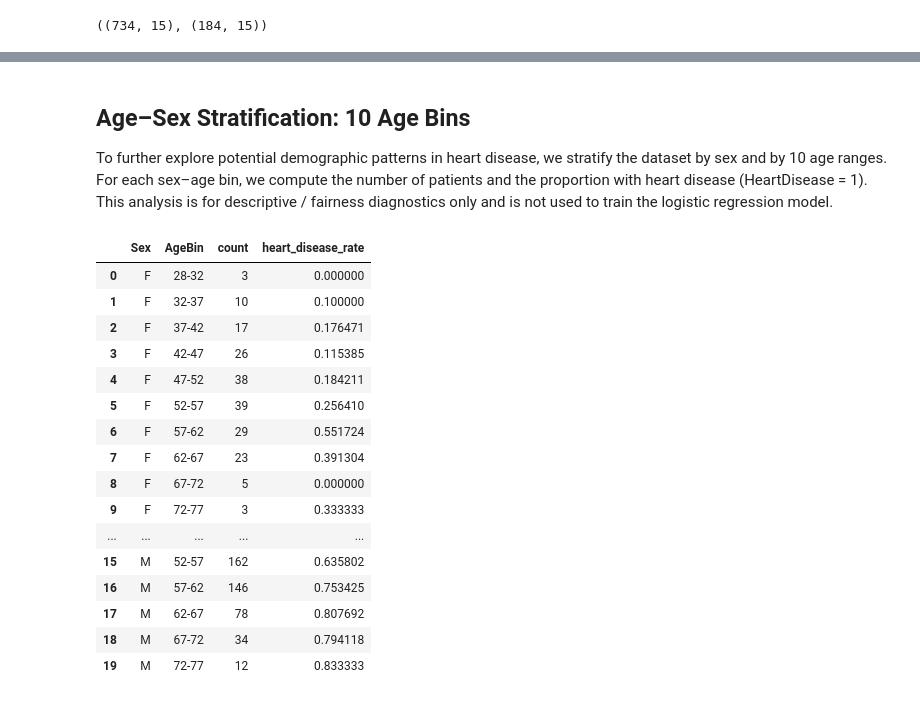
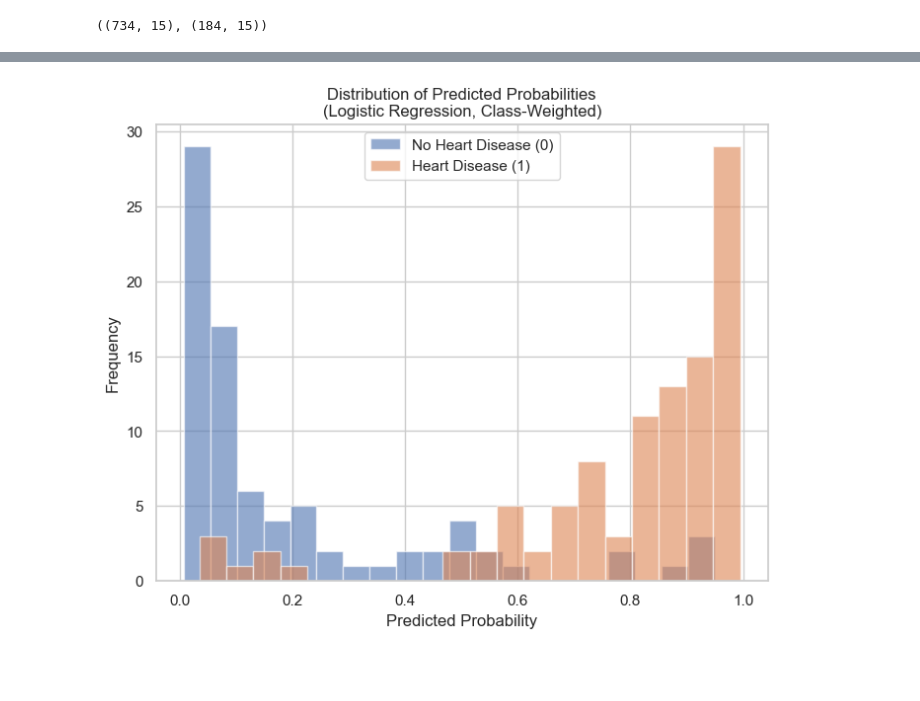
Before and after one commit to Sublymonal/aai501, a Jupyter notebook: logistic_regression.ipynb, the cells around one changed output, grey strips where cells are left out. Saved outputs shown, nothing was run; the diff lists cells and outputs as text; code cells hidden in the pictures; blank space fills up the shorter version.

```diff
--- a/logistic_regression.ipynb
+++ b/logistic_regression.ipynb
@@ -330,52 +223,11 @@ plt.show()
-# %% [markdown]
-## Age–Sex Stratification: 10 Age Bins
-
-To further explore potential demographic patterns in heart disease, we stratify
-the dataset by sex and by 10 age ranges. For each sex–age bin, we compute the
-number of patients and the proportion with heart disease (HeartDisease = 1).
-This analysis is for descriptive / fairness diagnostics only and is not used
-to train the logistic regression model.
 # %%
-import numpy as np
-
-df_bins = df.copy()
-
-# Create 10 equal-width age bins.
-age_min, age_max = df_bins["Age"].min(), df_bins["Age"].max()
-bins = np.linspace(age_min, age_max, 11)  # 10 intervals → 11 edges
-labels = [f"{int(bins[i])}-{int(bins[i+1])}" for i in range(10)]
-
-df_bins["AgeBin"] = pd.cut(
-    df_bins["Age"],
-    bins=bins,
-    labels=labels,
-    include_lowest=True
-)
-
-# Group by Sex and AgeBin, compute count and heart disease rate.
-age_sex_summary = (
-    df_bins
-    .groupby(["Sex", "AgeBin"])["HeartDisease"]
-    .agg(count="count", heart_disease_rate="mean")
-    .reset_index()
-)
-
-display(age_sex_summary.head(20))
+plt.figure(figsize=(8, 6))
+plt.hist(y_prob[y_test == 0], bins=20, alpha=0.6, label="No Heart Disease (0)")
+plt.hist(y_prob[y_test == 1], bins=20, alpha=0.6, label="Heart Disease (1)")
+plt.xlabel("Predicted Probability")
+plt.ylabel("Frequency")
+plt.title("Distribution of Predicted Probabilities\n(Logistic Regression, Class-Weighted)")
+plt.legend()
+plt.show()
 # %% [output]
-|  | Sex | AgeBin | count | heart_disease_rate |
-| 0 | F | 28-32 | 3 | 0.000000 |
-| 1 | F | 32-37 | 10 | 0.100000 |
-| 2 | F | 37-42 | 17 | 0.176471 |
-| 3 | F | 42-47 | 26 | 0.115385 |
-| 4 | F | 47-52 | 38 | 0.184211 |
-| 5 | F | 52-57 | 39 | 0.256410 |
-| 6 | F | 57-62 | 29 | 0.551724 |
-| 7 | F | 62-67 | 23 | 0.391304 |
-| 8 | F | 67-72 | 5 | 0.000000 |
-| 9 | F | 72-77 | 3 | 0.333333 |
-| ... | ... | ... | ... | ... |
-| 15 | M | 52-57 | 162 | 0.635802 |
-| 16 | M | 57-62 | 146 | 0.753425 |
-| 17 | M | 62-67 | 78 | 0.807692 |
-| 18 | M | 67-72 | 34 | 0.794118 |
-| 19 | M | 72-77 | 12 | 0.833333 |
+[figure, added]
```
Also changed, not shown: parts of 26 cells of this notebook.
